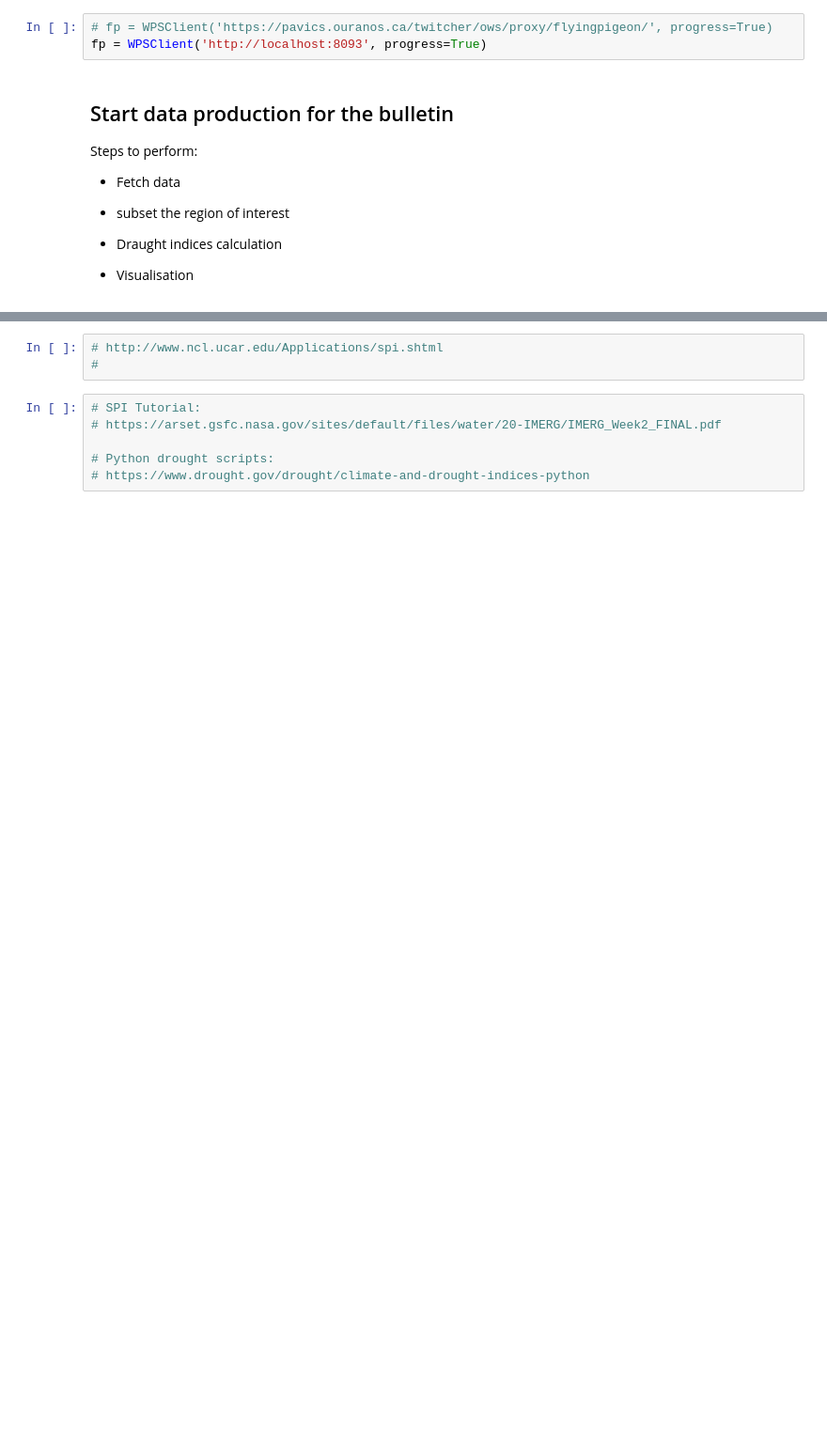
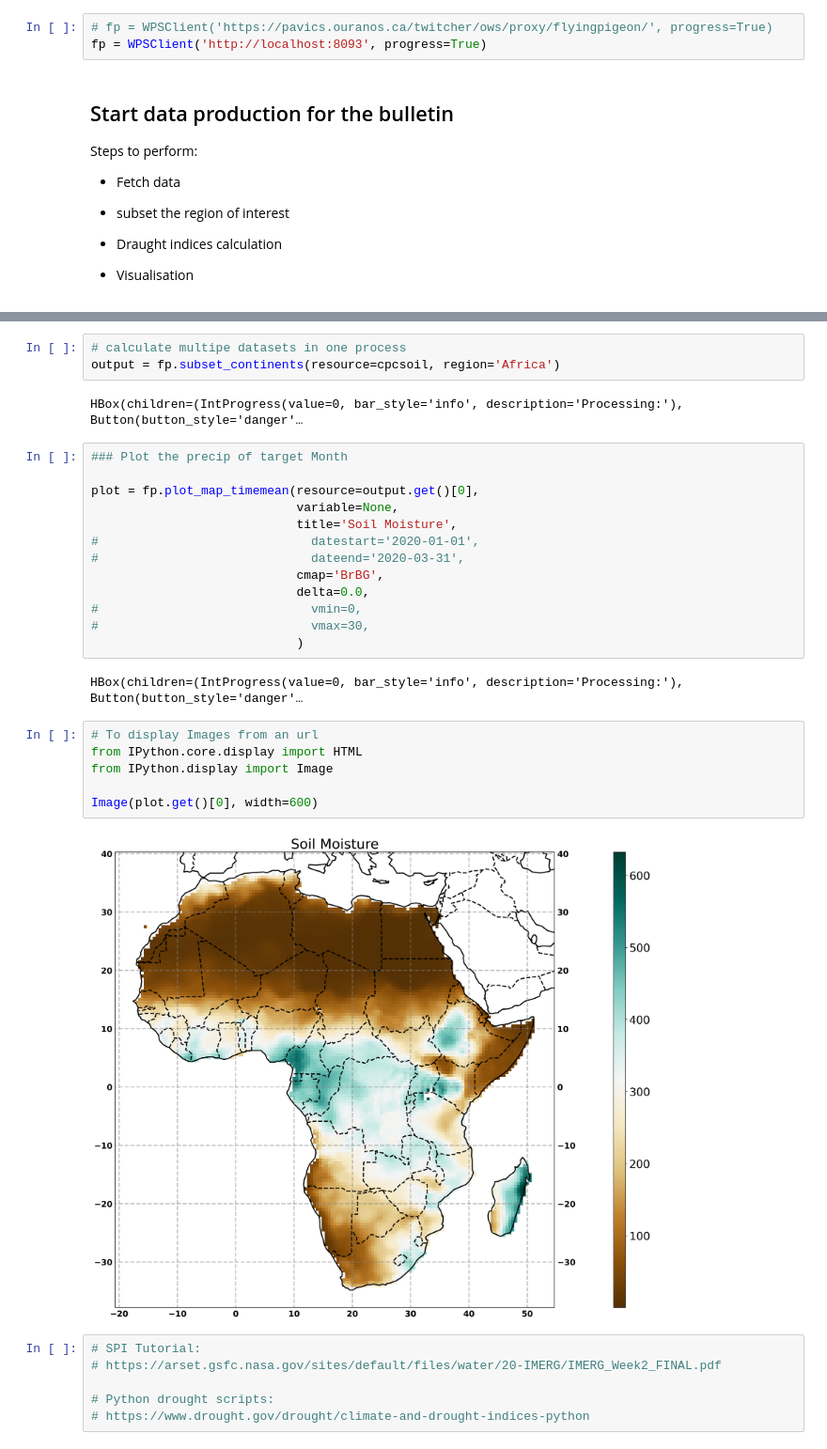
Before and after one commit to nilshempelmann/NAP_Niger, a Jupyter notebook: droughts_bulletin_products.ipynb, the cells around one changed output, grey strips where cells are left out. Shown at 94% size. Cells and saved outputs as stored; diff of their text form; blank space fills up the shorter version.

```diff
--- a/droughts_bulletin_products.ipynb
+++ b/droughts_bulletin_products.ipynb
@@ -92,6 +104,31 @@ Image(plot.get()[0], width=600)
-# %%
-# http://www.ncl.ucar.edu/Applications/spi.shtml
-#
+# %%
+# calculate multipe datasets in one process
+output = fp.subset_continents(resource=cpcsoil, region='Africa')
+# %% [output]
+HBox(children=(IntProgress(value=0, bar_style='info', description='Processing:'), Button(button_style='danger'…
+# %%
+### Plot the precip of target Month
+
+plot = fp.plot_map_timemean(resource=output.get()[0],
+                            variable=None,
+                            title='Soil Moisture',
+#                             datestart='2020-01-01',
+#                             dateend='2020-03-31',
+                            cmap='BrBG',
+                            delta=0.0,
+#                             vmin=0,
+#                             vmax=30,
+                            )
+# %% [output]
+HBox(children=(IntProgress(value=0, bar_style='info', description='Processing:'), Button(button_style='danger'…
+# %%
+# To display Images from an url
+from IPython.core.display import HTML
+from IPython.display import Image
+
+Image(plot.get()[0], width=600)
+# %% [output]
+[figure, added]
 # %%
 # SPI Tutorial:
 # https://arset.gsfc.nasa.gov/sites/default/files/water/20-IMERG/IMERG_Week2_FINAL.pdf
```
Also changed, not shown: parts of 12 cells of this notebook.
